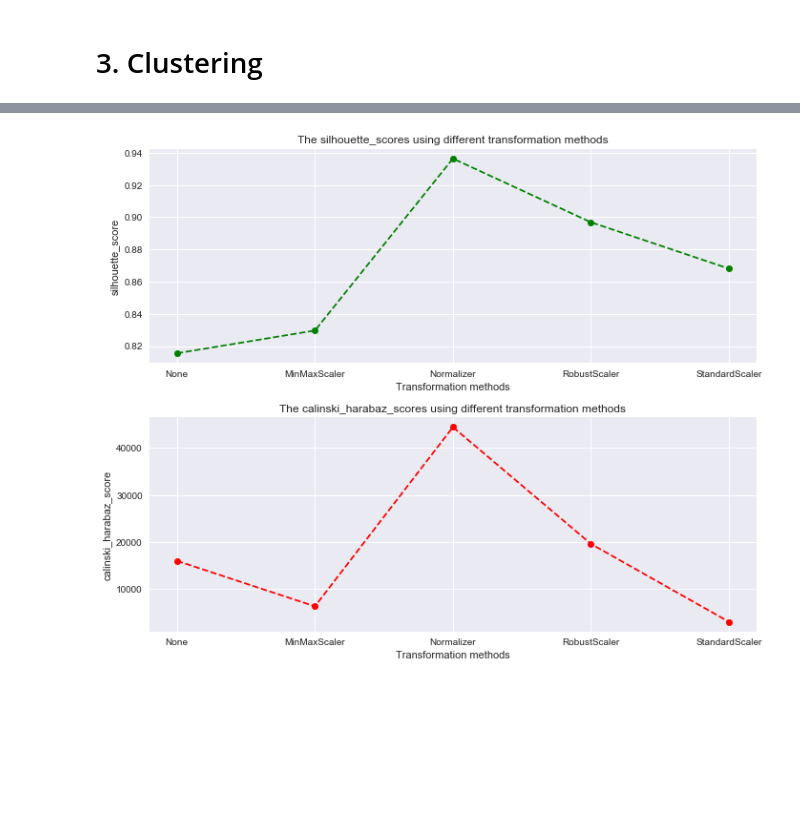
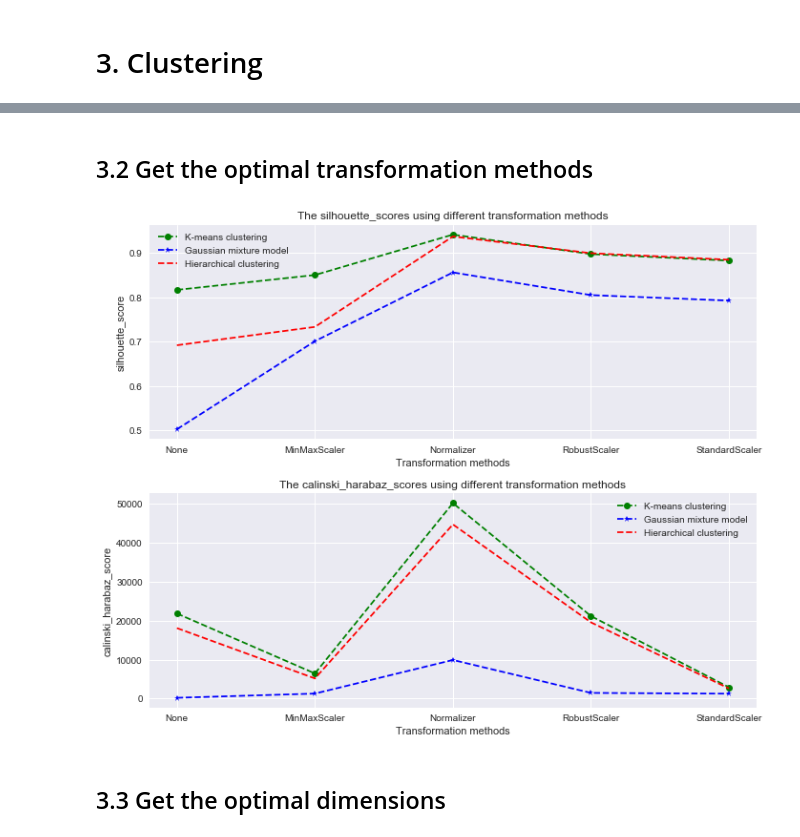
Before and after one commit to WenzheLiu0829/Master-dissertation, a Jupyter notebook: Classifying energy feedback usage patterns.ipynb, the cells around one changed output, grey strips where cells are left out. Cells and saved outputs as stored; diff of their text form; code cells hidden in the pictures; blank space fills up the shorter version.

```diff
--- a/Classifying energy feedback usage patterns.ipynb
+++ b/Classifying energy feedback usage patterns.ipynb
@@ -706,9 +720,9 @@ columns = [
        'hist.comparingDay',
        'hist.singleRoom',
        'hist.multipleRoom',
-       'view.display'
+       'view.display',
        'others.duration',
         ]
 
 input_filename = '../cleaned_data.csv'
-clickdata_dataset = pd.read_csv(input_filename, encoding='utf-8', usecols=columns[:12], engine='python')
+clickdata_dataset = pd.read_csv(input_filename, encoding='utf-8', usecols=columns, engine='python')
@@ -760 +848,3 @@ plot_optimal_kmeans_clusters(clickdata_dataset, 20)
+# %% [markdown]
+## 3.2 Get the optimal transformation methods
 # %%
@@ -809,9 +924,11 @@ def plot_optimal_transformation_method(transformation_methods, dataset, clusters
     plt.show()
 # %%
 transformation_methods = ['None', MinMaxScaler, Normalizer, RobustScaler, StandardScaler]
-plot_optimal_transformation_method(transformation_methods, clickdata_dataset, 3, KMeans)
+plot_optimal_transformation_method(transformation_methods, clickdata_dataset, 3)
 # %% [output]
-[figure, old version]
+[figure, new version]
+# %% [markdown]
+## 3.3 Get the optimal dimensions
 # %%
 def plot_optimal_feature_dimensions(clusters):
     """Plot performance of using different dimensions for clustering.
```
Also changed, not shown: parts of 138 cells of this notebook.
